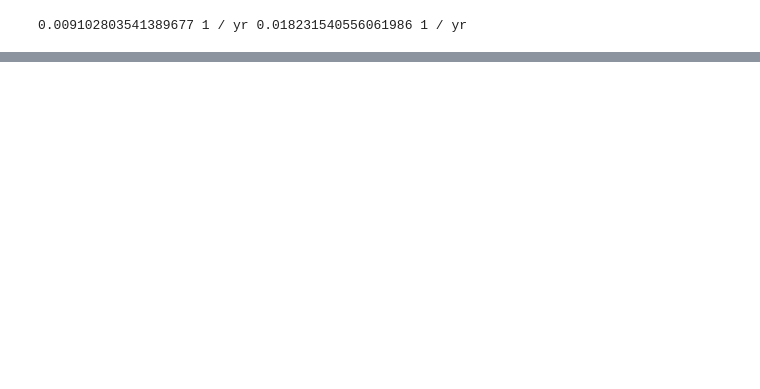
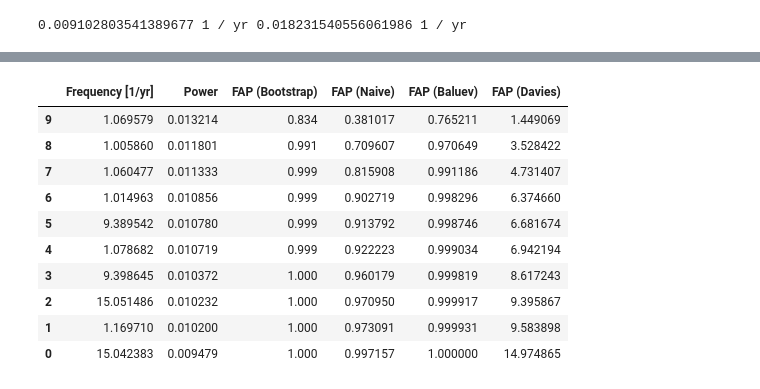
Before and after one commit to DarkWake9/Project-LP, a Jupyter notebook: task3.ipynb, the cells around one changed output, grey strips where cells are left out. Saved outputs shown, nothing was run; the diff lists cells and outputs as text; code cells hidden in the pictures; blank space fills up the shorter version.

```diff
--- a/task3.ipynb
+++ b/task3.ipynb
@@ -428,0 +400,11 @@ plt.show()
+# %%
+nyquist_top_num = 10
+nyquist_top4_power = np.sort(power_nyquist)[-nyquist_top_num:]
+nyquist_power_ind = np.argsort(power_nyquist)[-nyquist_top_num:]
+nyquist_top4_freq = freq_nyquist[nyquist_power_ind]
+
+nyquist_top4_power_d2 = np.sort(power_d2_nyquist)[-nyquist_top_num:]
+nyquist_power_d2_ind = np.argsort(power_d2_nyquist)[-nyquist_top_num:]
+nyquist_top4_freq_d2 = freq_d2_nyquist[nyquist_power_d2_ind]
+# %%
+table5 = pd.DataFrame({'Frequency [1/yr]': nyquist_top4_freq, 'Power': nyquist_top4_power, 'FAP (Bootstrap)': lsp.false_alarm_probability(nyquist_top4_power, method='bootstrap'), 'FAP (Naive)': lsp.false_alarm_probability(nyquist_top4_power, method='naive'), 'FAP (Baluev)': lsp.false_alarm_probability(nyquist_top4_power, method='baluev'), 'FAP (Davies)': lsp.false_alarm_probability(nyquist_top4_power, method='davies')})
@@ -428,0 +413,14 @@ plt.show()
+# %%
+table5[::-1]
+# %% [output]
+|  | Frequency [1/yr] | Power | FAP (Bootstrap) | FAP (Naive) | FAP (Baluev) | FAP (Davies) |
+| 9 | 1.069579 | 0.013214 | 0.834 | 0.381017 | 0.765211 | 1.449069 |
+| 8 | 1.005860 | 0.011801 | 0.991 | 0.709607 | 0.970649 | 3.528422 |
+| 7 | 1.060477 | 0.011333 | 0.999 | 0.815908 | 0.991186 | 4.731407 |
+| 6 | 1.014963 | 0.010856 | 0.999 | 0.902719 | 0.998296 | 6.374660 |
+| 5 | 9.389542 | 0.010780 | 0.999 | 0.913792 | 0.998746 | 6.681674 |
+| 4 | 1.078682 | 0.010719 | 0.999 | 0.922223 | 0.999034 | 6.942194 |
+| 3 | 9.398645 | 0.010372 | 1.000 | 0.960179 | 0.999819 | 8.617243 |
+| 2 | 15.051486 | 0.010232 | 1.000 | 0.970950 | 0.999917 | 9.395867 |
+| 1 | 1.169710 | 0.010200 | 1.000 | 0.973091 | 0.999931 | 9.583898 |
+| 0 | 15.042383 | 0.009479 | 1.000 | 0.997157 | 1.000000 | 14.974865 |
```
Also changed, not shown: parts of 40 cells of this notebook, 4 other files.
